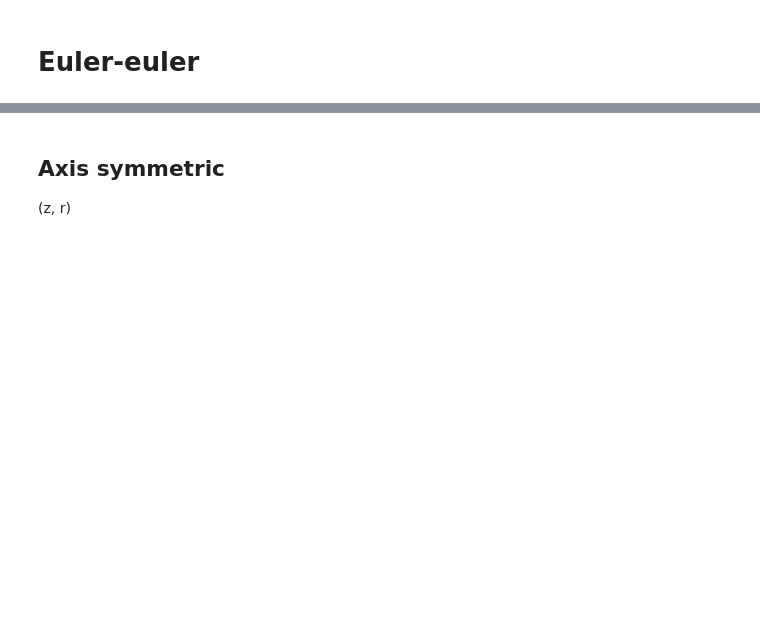
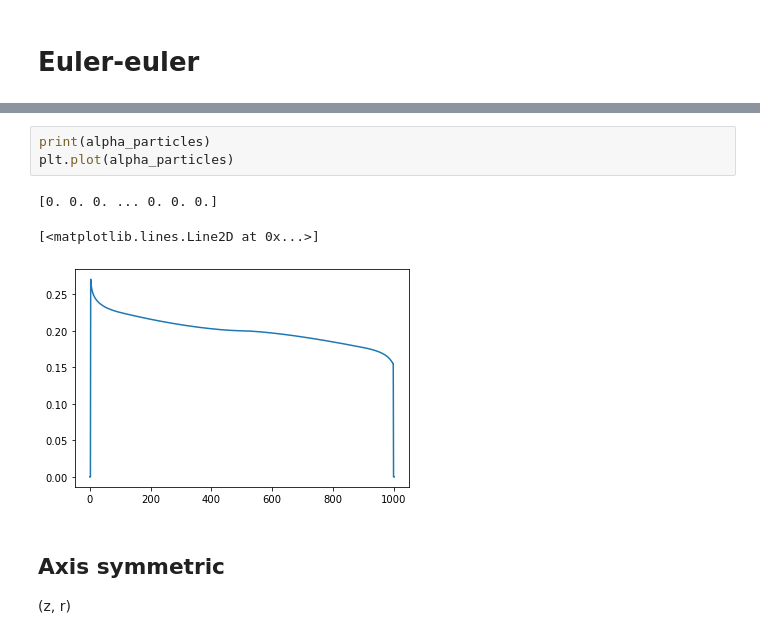
Before and after one commit to Toothpastefairy/comp_multphase_flow, a Jupyter notebook: bloodyguys.ipynb, the cells around one changed output, grey strips where cells are left out. Drawn from its saved outputs; the diff is of its cells as text; blank space fills up the shorter version.

```diff
--- a/bloodyguys.ipynb
+++ b/bloodyguys.ipynb
@@ -347,3 +356,10 @@ plt.show()
+# %%
+print(alpha_particles)
+plt.plot(alpha_particles)
+# %% [output]
+[0. 0. 0. ... 0. 0. 0.]
+[<matplotlib.lines.Line2D at 0x...>]
+[figure, added]
 # %% [markdown]
 ## Axis symmetric
 (z, r)
```
Also changed, not shown: parts of 6 cells of this notebook, 9 other files.
